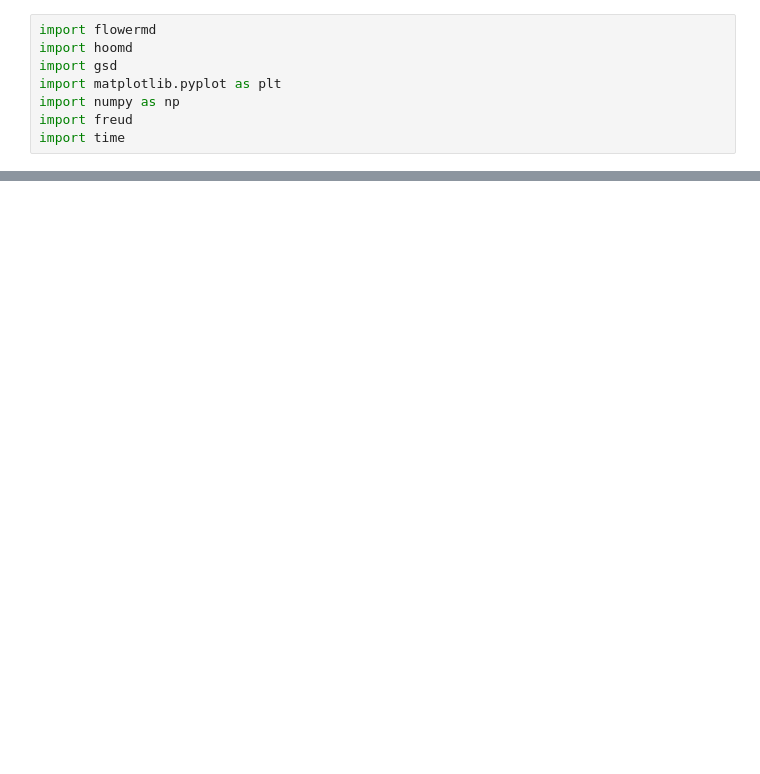
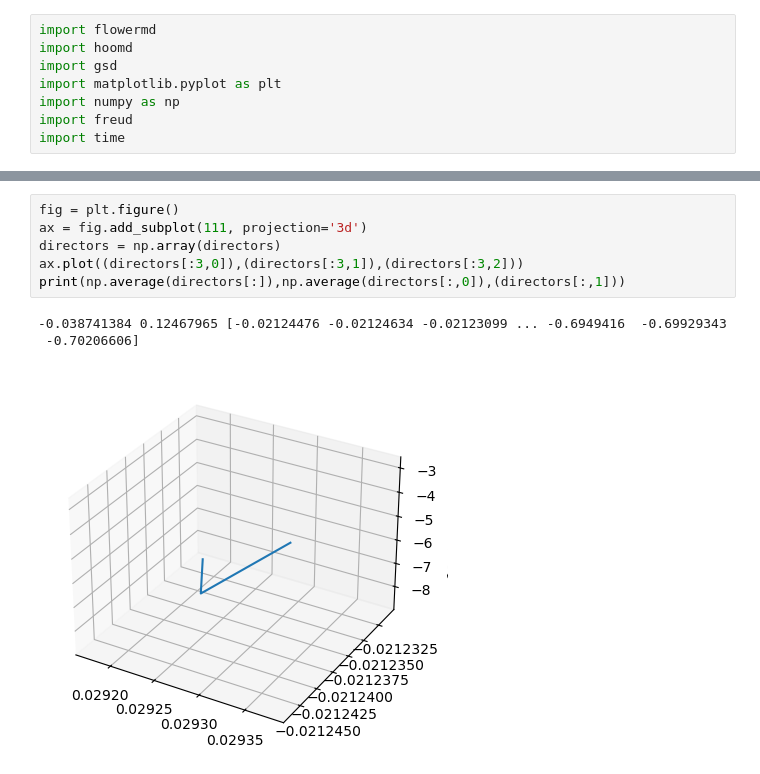
Before and after one commit to cmelab/SIC, a Jupyter notebook: preliminary-work/Problem.ipynb, the cells around one changed output, grey strips where cells are left out. Cells and saved outputs as stored; diff of their text form; blank space fills up the shorter version.

```diff
--- a/preliminary-work/Problem.ipynb
+++ b/preliminary-work/Problem.ipynb
@@ -106,0 +109,10 @@ Text(0.5, 1.0, 'Method 2')
+# %%
+fig = plt.figure()
+ax = fig.add_subplot(111, projection='3d')
+directors = np.array(directors)
+ax.plot((directors[:3,0]),(directors[:3,1]),(directors[:3,2]))
+print(np.average(directors[:]),np.average(directors[:,0]),(directors[:,1]))
+# %% [output]
+-0.038741384 0.12467965 [-0.02124476 -0.02124634 -0.02123099 ... -0.6949416  -0.69929343
+ -0.70206606]
+[figure, added]
```
Also changed, not shown: parts of 8 cells of this notebook, 1 other file.
